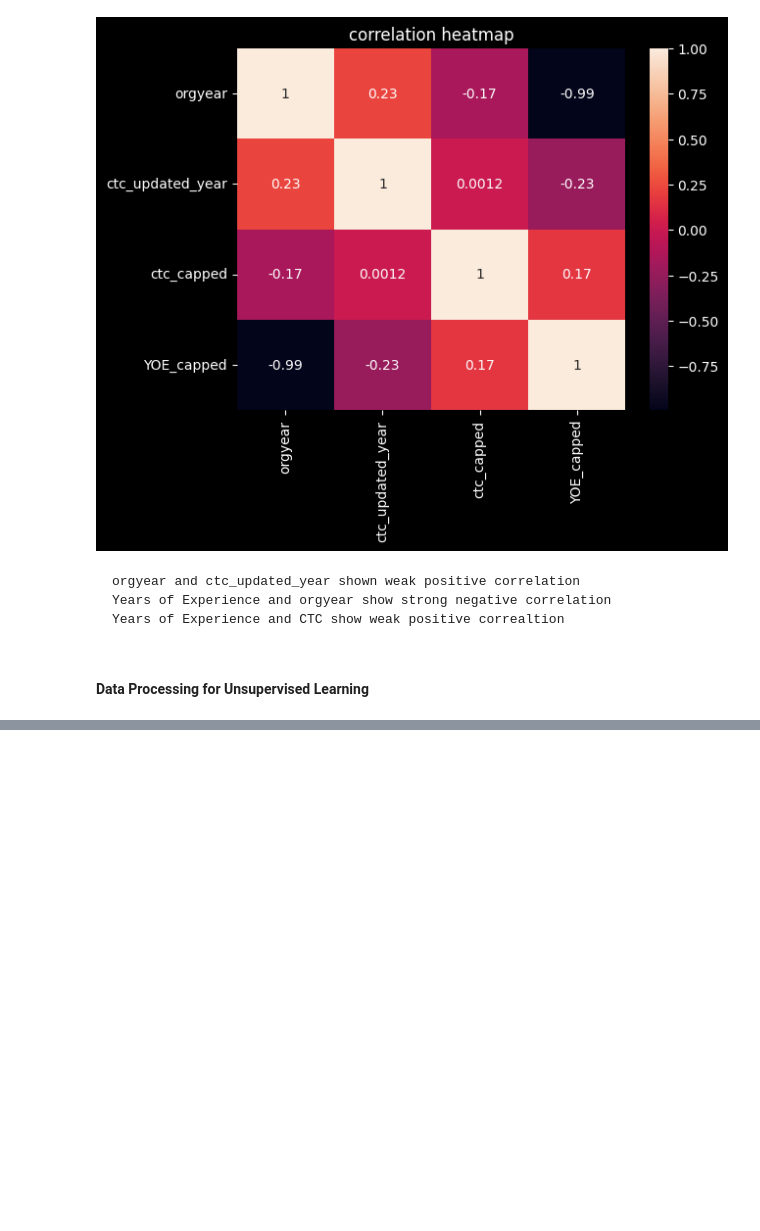
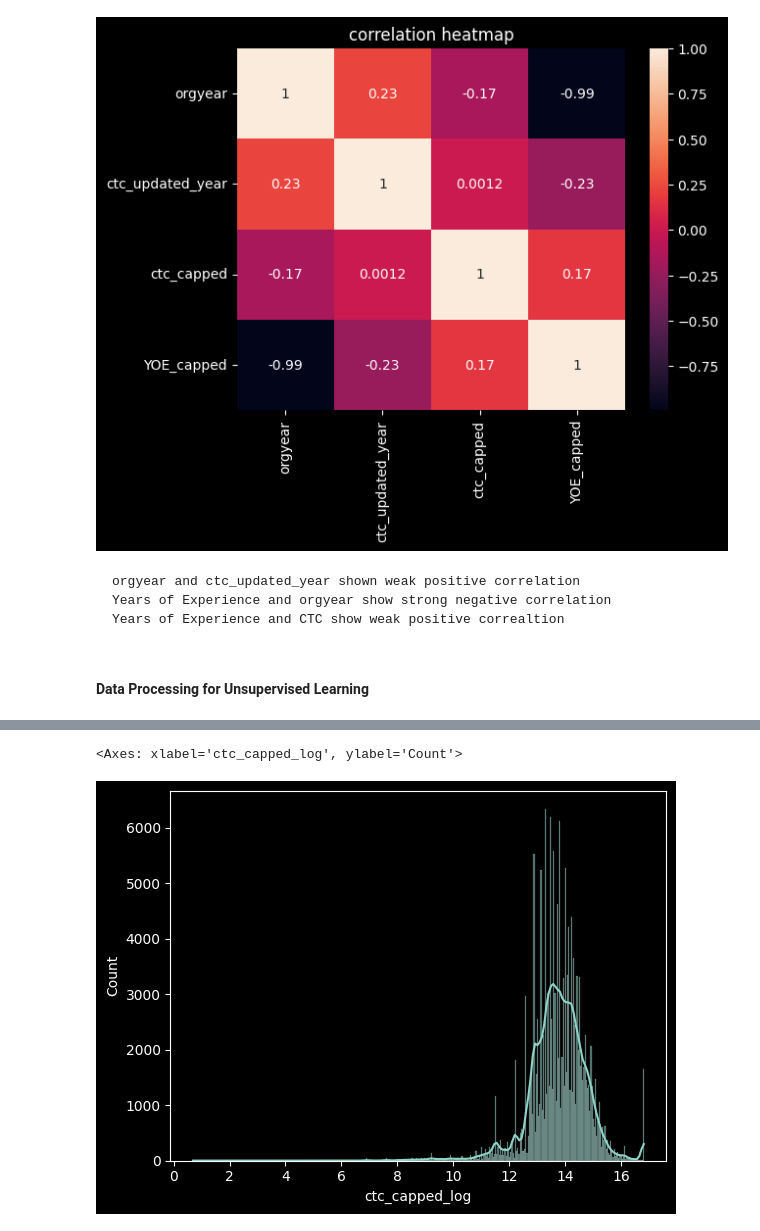
Before and after one commit to VDdotexe/Weekend_Scratching, a Jupyter notebook: case_studies/Clustering_CS.ipynb, the cells around one changed output, grey strips where cells are left out. Saved outputs shown, nothing was run; the diff lists cells and outputs as text; code cells hidden in the pictures; blank space fills up the shorter version.

```diff
--- a/case_studies/Clustering_CS.ipynb
+++ b/case_studies/Clustering_CS.ipynb
@@ -559,0 +631,6 @@ Years of Experience and CTC show weak positive correaltion
+# %%
+df4['ctc_capped_log']= np.log(df4['ctc_capped'])
+sns.histplot(df4, x= 'ctc_capped_log', kde= True)
+# %% [output]
+<Axes: xlabel='ctc_capped_log', ylabel='Count'>
+[figure, added]
```
Also changed, not shown: parts of 28 cells of this notebook.
